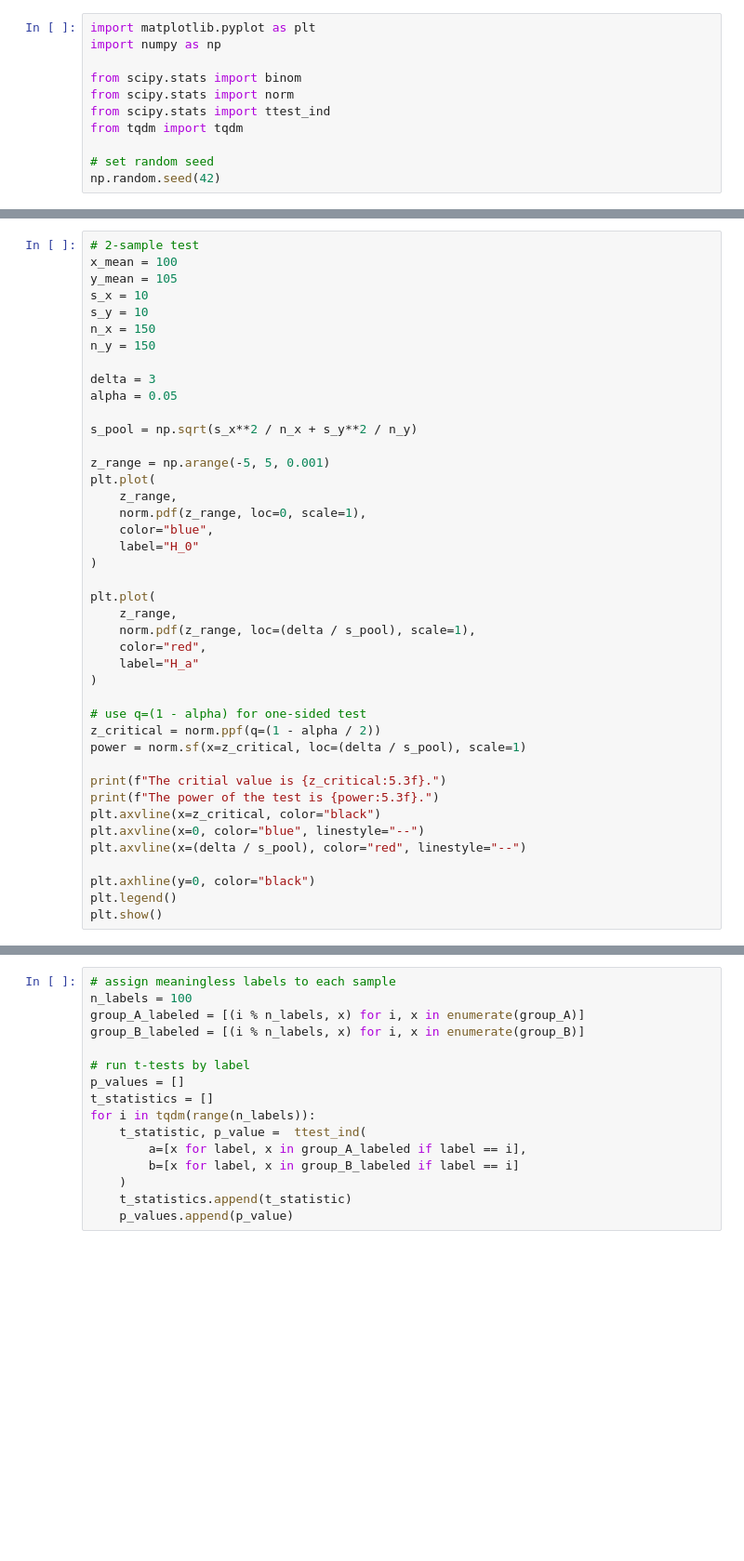
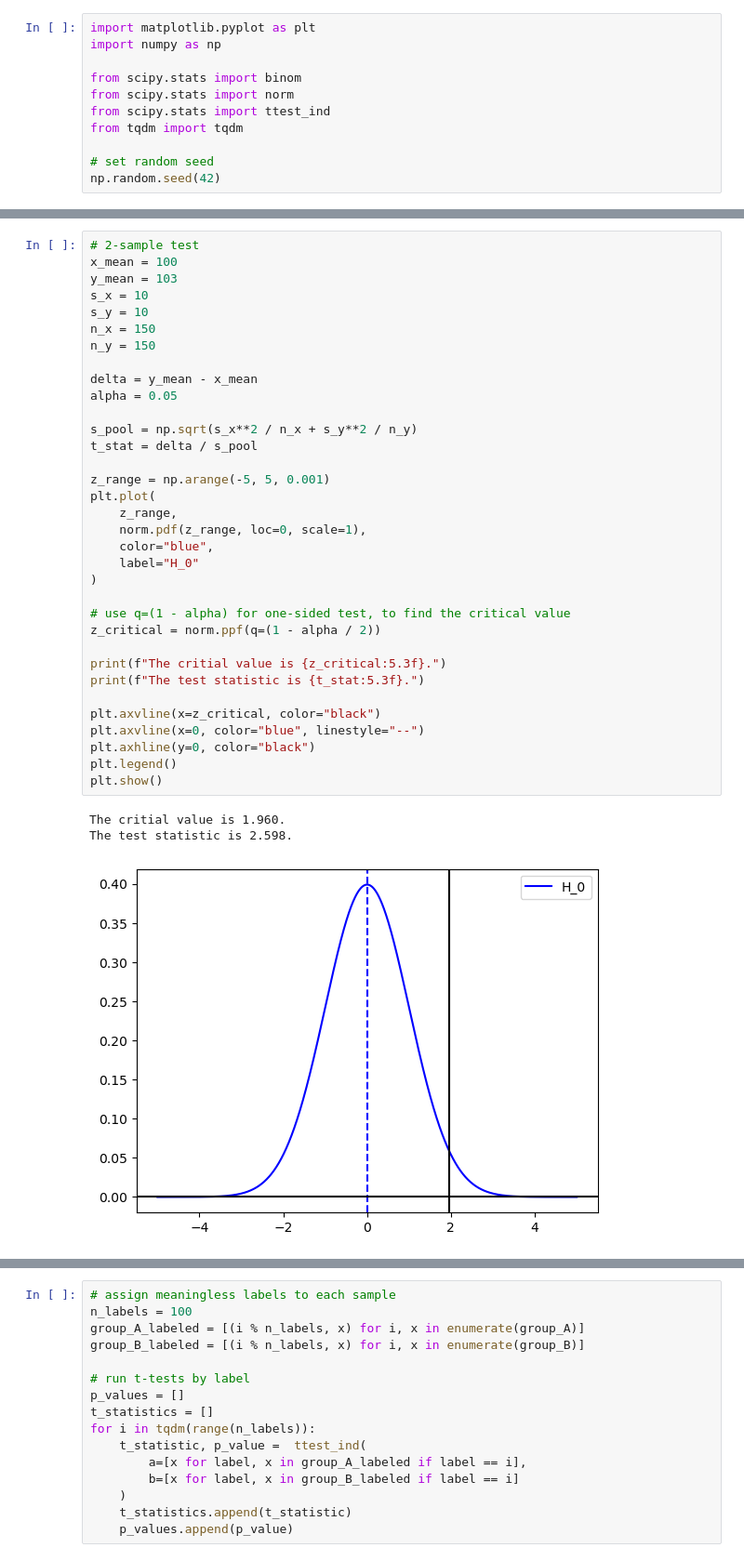
Before and after one commit to changyaochen/MECE4520, a Jupyter notebook: lectures/week-3/statistics_primer_3.ipynb, the cells around one changed output, grey strips where cells are left out. Shown at 93% size. Cells and saved outputs as stored; diff of their text form; blank space fills up the shorter version.

```diff
--- a/lectures/week-3/statistics_primer_3.ipynb
+++ b/lectures/week-3/statistics_primer_3.ipynb
@@ -60,42 +91,38 @@ norm.sf(x=test_statistic, loc=100, scale=np.sqrt(15**2 / n))
 # %%
 # 2-sample test
 x_mean = 100
-y_mean = 105
+y_mean = 103
 s_x = 10
 s_y = 10
 n_x = 150
 n_y = 150
 
-delta = 3
+delta = y_mean - x_mean
 alpha = 0.05
 
 s_pool = np.sqrt(s_x**2 / n_x + s_y**2 / n_y)
+t_stat = delta / s_pool
 
 z_range = np.arange(-5, 5, 0.001)
 plt.plot(
     z_range,
     norm.pdf(z_range, loc=0, scale=1),
     color="blue",
     label="H_0"
 )
 
-plt.plot(
-    z_range,
-    norm.pdf(z_range, loc=(delta / s_pool), scale=1),
-    color="red",
-    label="H_a"
-)
-
-# use q=(1 - alpha) for one-sided test
+# use q=(1 - alpha) for one-sided test, to find the critical value
 z_critical = norm.ppf(q=(1 - alpha / 2))
-power = norm.sf(x=z_critical, loc=(delta / s_pool), scale=1)
 
 print(f"The critial value is {z_critical:5.3f}.")
-print(f"The power of the test is {power:5.3f}.")
+print(f"The test statistic is {t_stat:5.3f}.")
+
 plt.axvline(x=z_critical, color="black")
 plt.axvline(x=0, color="blue", linestyle="--")
-plt.axvline(x=(delta / s_pool), color="red", linestyle="--")
-
 plt.axhline(y=0, color="black")
 plt.legend()
 plt.show()
+# %% [output]
+The critial value is 1.960.
+The test statistic is 2.598.
+[figure, added]
```
Also changed, not shown: parts of 11 cells of this notebook.
